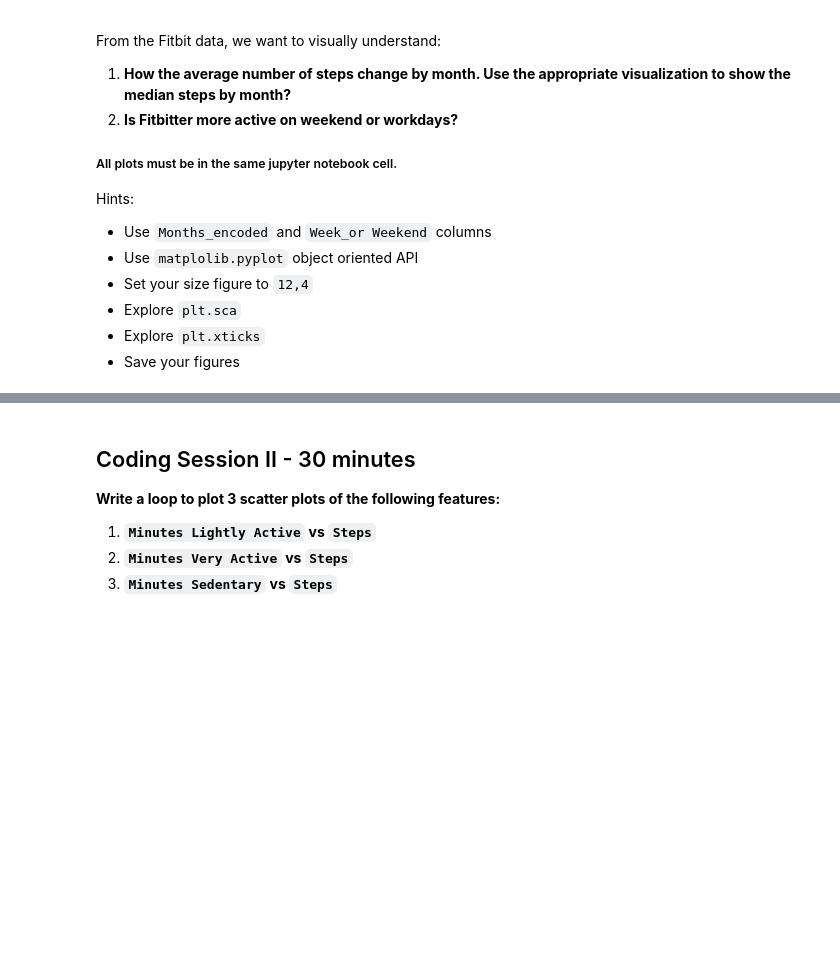
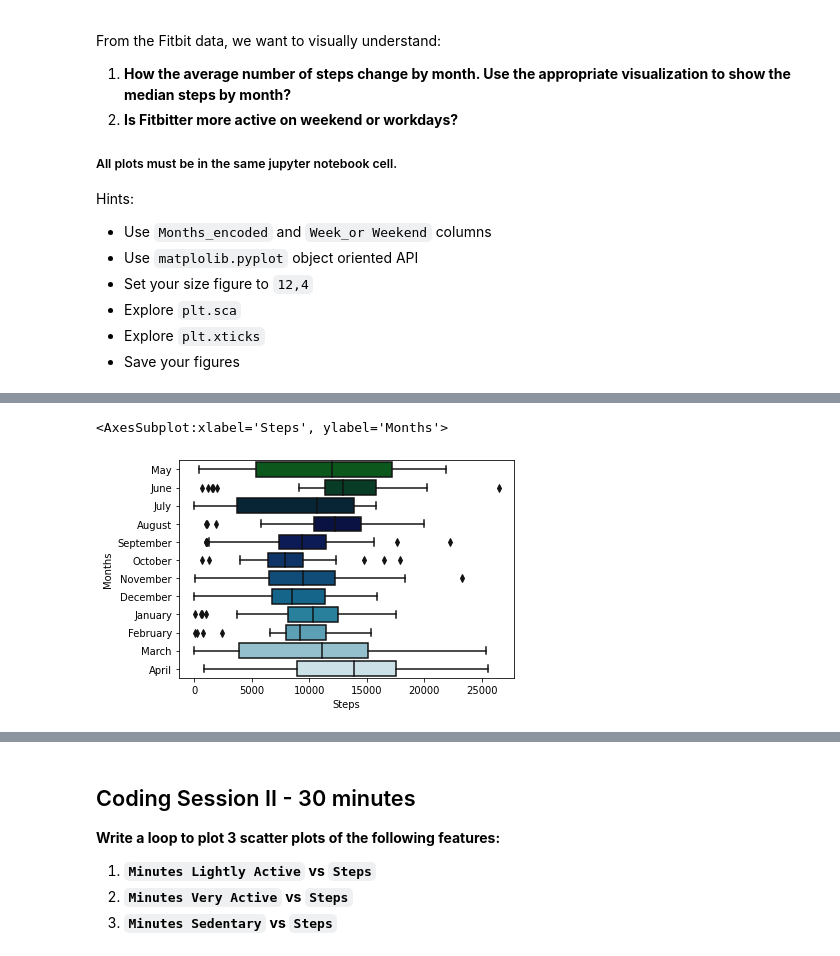
Before and after one commit to Ironhack-Data-Madrid-Enero-2021/lab-visualization-extra, a Jupyter notebook: challenge-1.ipynb, the cells around one changed output, grey strips where cells are left out. Cells and saved outputs as stored; diff of their text form; code cells hidden in the pictures; blank space fills up the shorter version.

```diff
--- a/challenge-1.ipynb
+++ b/challenge-1.ipynb
@@ -42,0 +90,5 @@ Hints:
+# %%
+sns.boxplot(x=fitbit.Steps, y = fitbit.Months, palette = "ocean",)
+# %% [output]
+<AxesSubplot:xlabel='Steps', ylabel='Months'>
+[figure, added]
```
Also changed, not shown: parts of 15 cells of this notebook, 1 other file.
